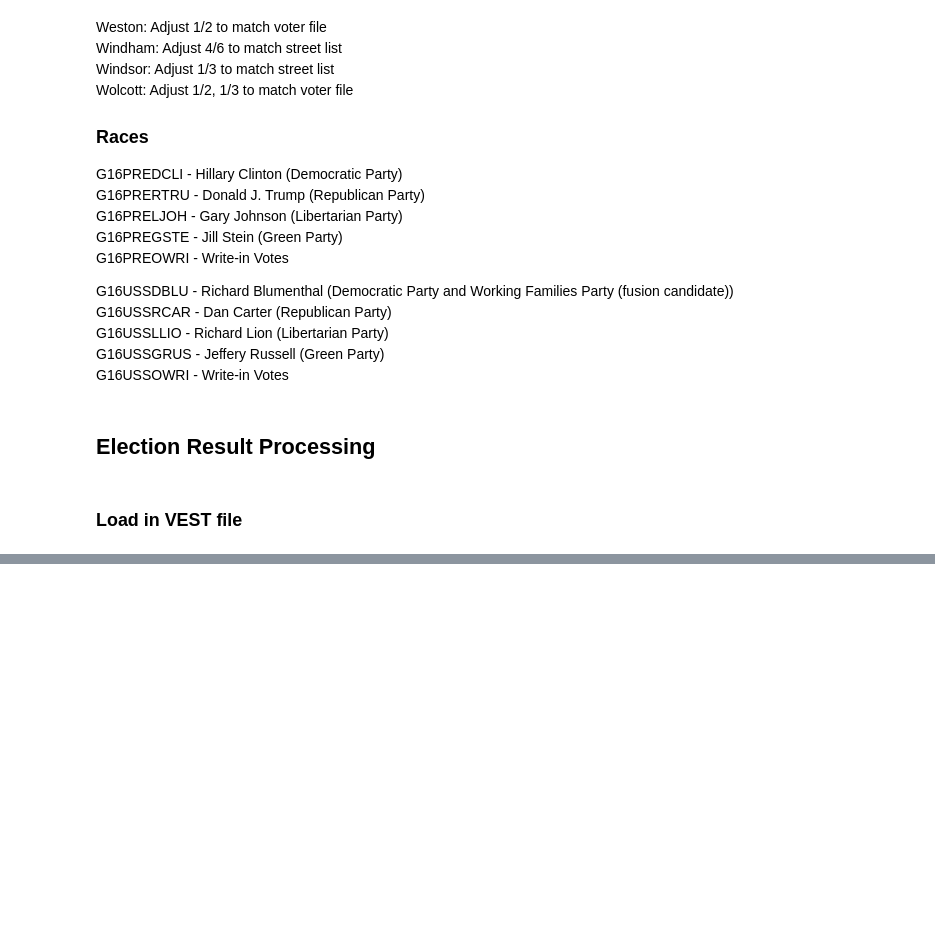
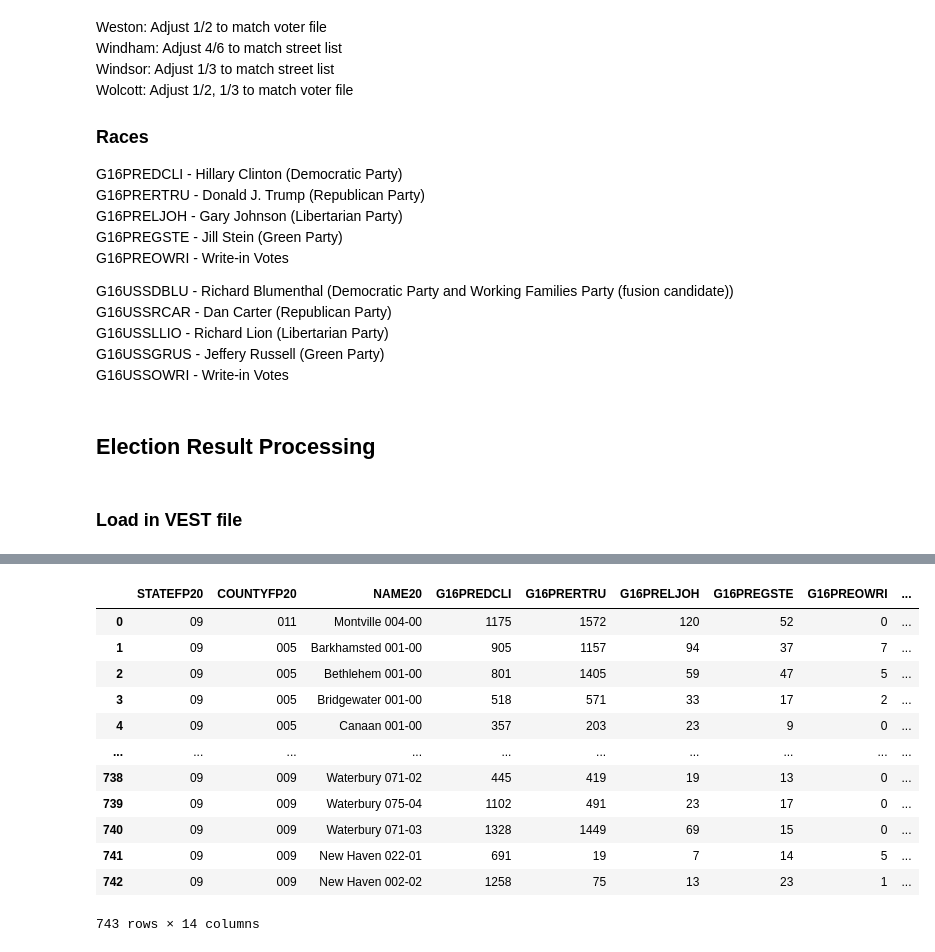
Before and after one commit to nonpartisan-redistricting-datahub/pdv-ct, a Jupyter notebook: vest-ct-16/vest-ct-16-validation.ipynb, the cells around one changed output, grey strips where cells are left out. Cells and saved outputs as stored; diff of their text form; code cells hidden in the pictures; blank space fills up the shorter version.

```diff
--- a/vest-ct-16/vest-ct-16-validation.ipynb
+++ b/vest-ct-16/vest-ct-16-validation.ipynb
@@ -106,0 +302,16 @@ vest_ct_16 = gp.read_file("./raw-from-source/VEST/ct_2016/ct_2016.shp")
+# %%
+vest_ct_16
+# %% [output]
+|  | STATEFP20 | COUNTYFP20 | NAME20 | G16PREDCLI | G16PRERTRU | G16PRELJOH | G16PREGSTE | G16PREOWRI | ... |
+| 0 | 09 | 011 | Montville 004-00 | 1175 | 1572 | 120 | 52 | 0 | ... |
+| 1 | 09 | 005 | Barkhamsted 001-00 | 905 | 1157 | 94 | 37 | 7 | ... |
+| 2 | 09 | 005 | Bethlehem 001-00 | 801 | 1405 | 59 | 47 | 5 | ... |
+| 3 | 09 | 005 | Bridgewater 001-00 | 518 | 571 | 33 | 17 | 2 | ... |
+| 4 | 09 | 005 | Canaan 001-00 | 357 | 203 | 23 | 9 | 0 | ... |
+| ... | ... | ... | ... | ... | ... | ... | ... | ... | ... |
+| 738 | 09 | 009 | Waterbury 071-02 | 445 | 419 | 19 | 13 | 0 | ... |
+| 739 | 09 | 009 | Waterbury 075-04 | 1102 | 491 | 23 | 17 | 0 | ... |
+| 740 | 09 | 009 | Waterbury 071-03 | 1328 | 1449 | 69 | 15 | 0 | ... |
+| 741 | 09 | 009 | New Haven 022-01 | 691 | 19 | 7 | 14 | 5 | ... |
+| 742 | 09 | 009 | New Haven 002-02 | 1258 | 75 | 13 | 23 | 1 | ... |
+743 rows × 14 columns
```
Also changed, not shown: parts of 40 cells of this notebook.
